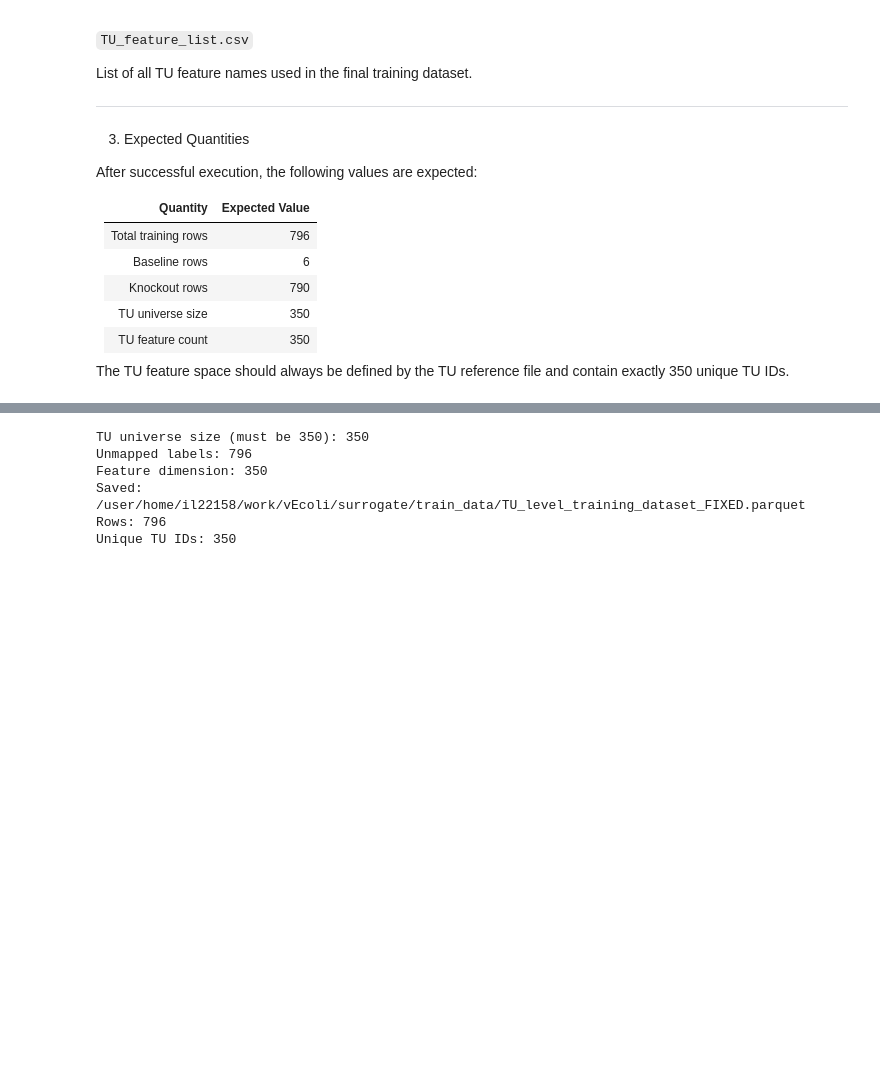
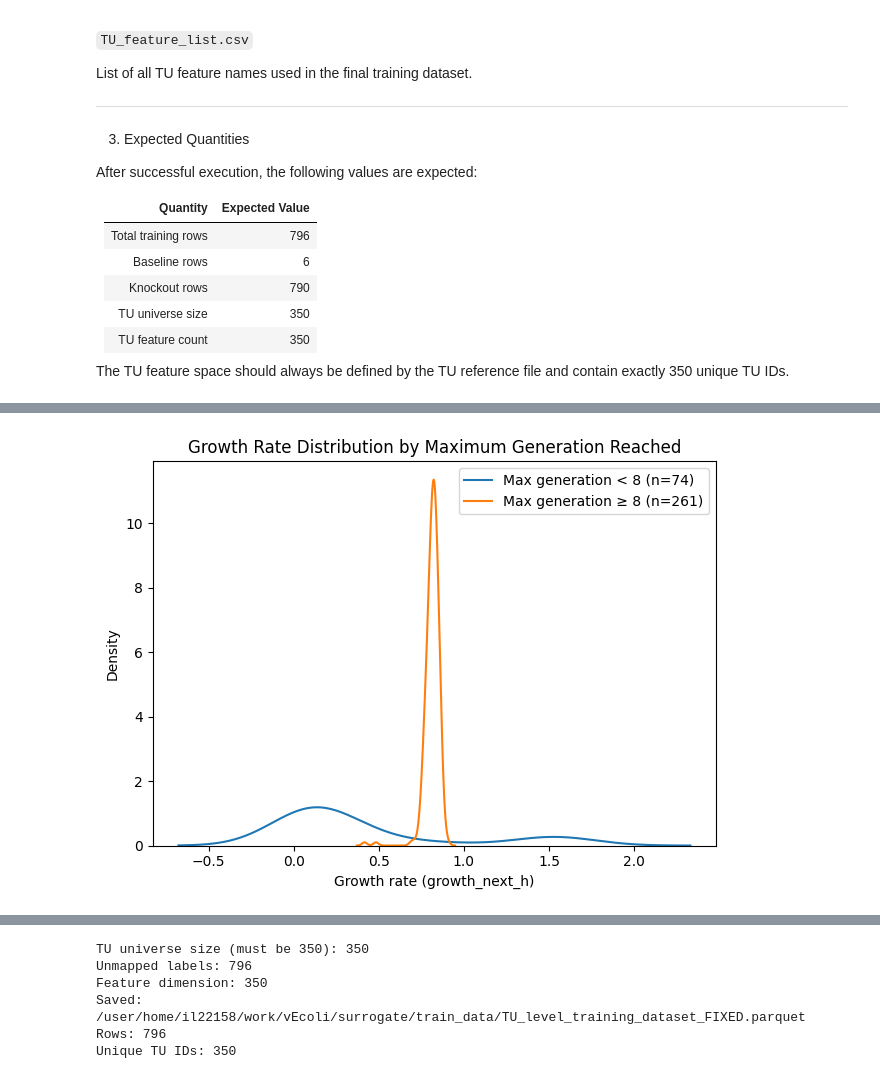
Before and after one commit to katha815/vEcoli-Local, a Jupyter notebook: surrogate/baseline_regression.ipynb, the cells around one changed output, grey strips where cells are left out. Saved outputs shown, nothing was run; the diff lists cells and outputs as text; code cells hidden in the pictures; blank space fills up the shorter version.

```diff
--- a/surrogate/baseline_regression.ipynb
+++ b/surrogate/baseline_regression.ipynb
@@ -112,0 +575,12 @@ Saved compact flowchart image: /user/home/il22158/work/vEcoli/surrogate/train_da
+# %%
+import pandas as pd
+
+tu_file = "/user/home/il22158/work/vEcoli/reading/imported/total_unique_TUs.csv"
+
+df = pd.read_csv(tu_file)
+
+tus = df["tu_id"].astype(str).str.strip().unique()
+
+print("Total raw TU rows:", len(df))
+print("Unique TU IDs:", len(tus))
+print("Example:", tus[:10])
@@ -1395,0 +2303,16 @@ The TU feature space should always be defined by the TU reference file and conta
+# %%
+"""Alternative: KDE plot for smoother distribution comparison."""
+
+import seaborn as sns
+
+sns.kdeplot(stopped_before_8, label=f"Max generation < 8 (n={len(stopped_before_8)})")
+sns.kdeplot(reached_8_plus, label=f"Max generation ≥ 8 (n={len(reached_8_plus)})")
+
+plt.xlabel("Growth rate (growth_next_h)")
+plt.ylabel("Density")
+plt.title("Growth Rate Distribution by Maximum Generation Reached")
+plt.legend()
+plt.tight_layout()
+plt.show()
+# %% [output]
+[figure, added]
```
Also changed, not shown: parts of 67 cells of this notebook, 58 other files.
